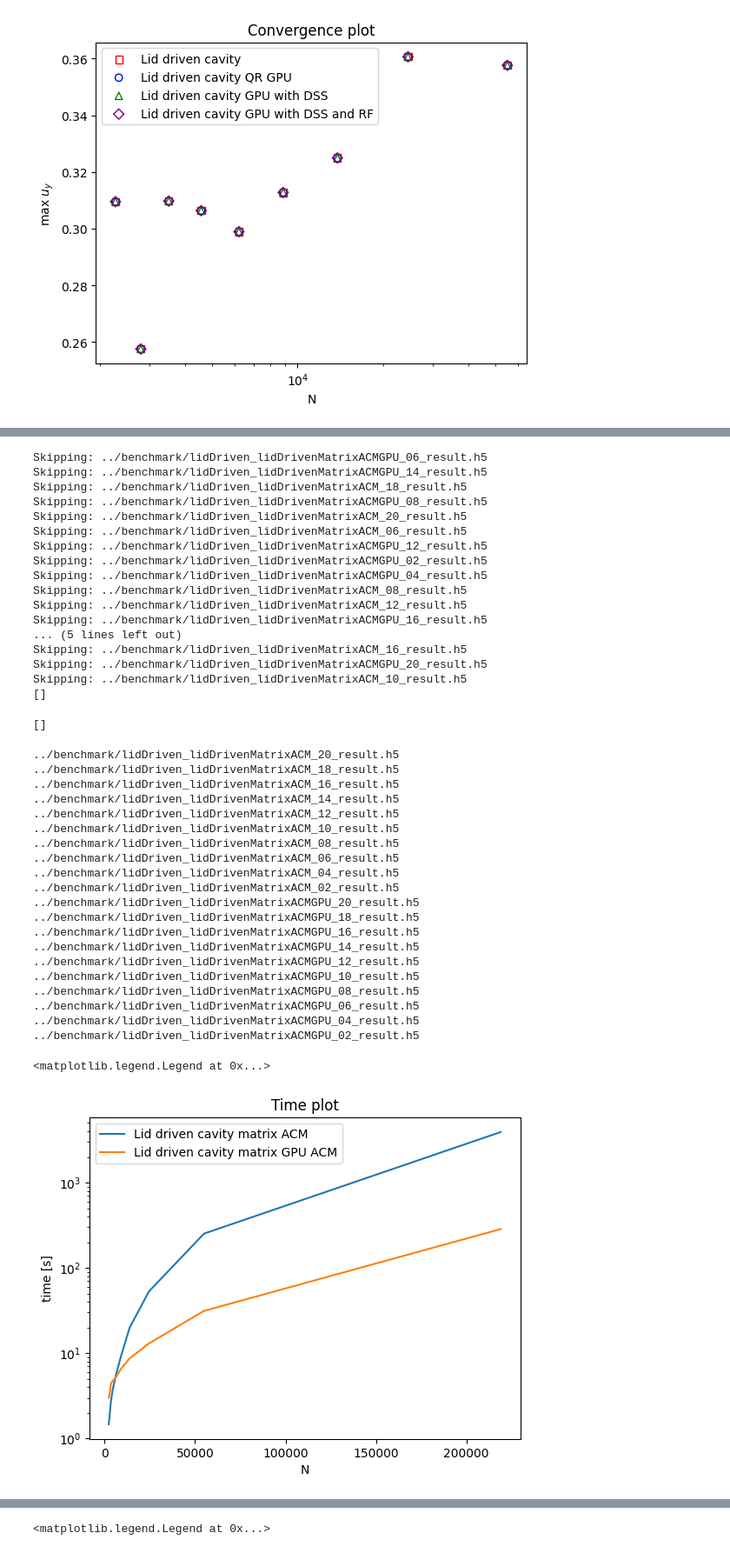
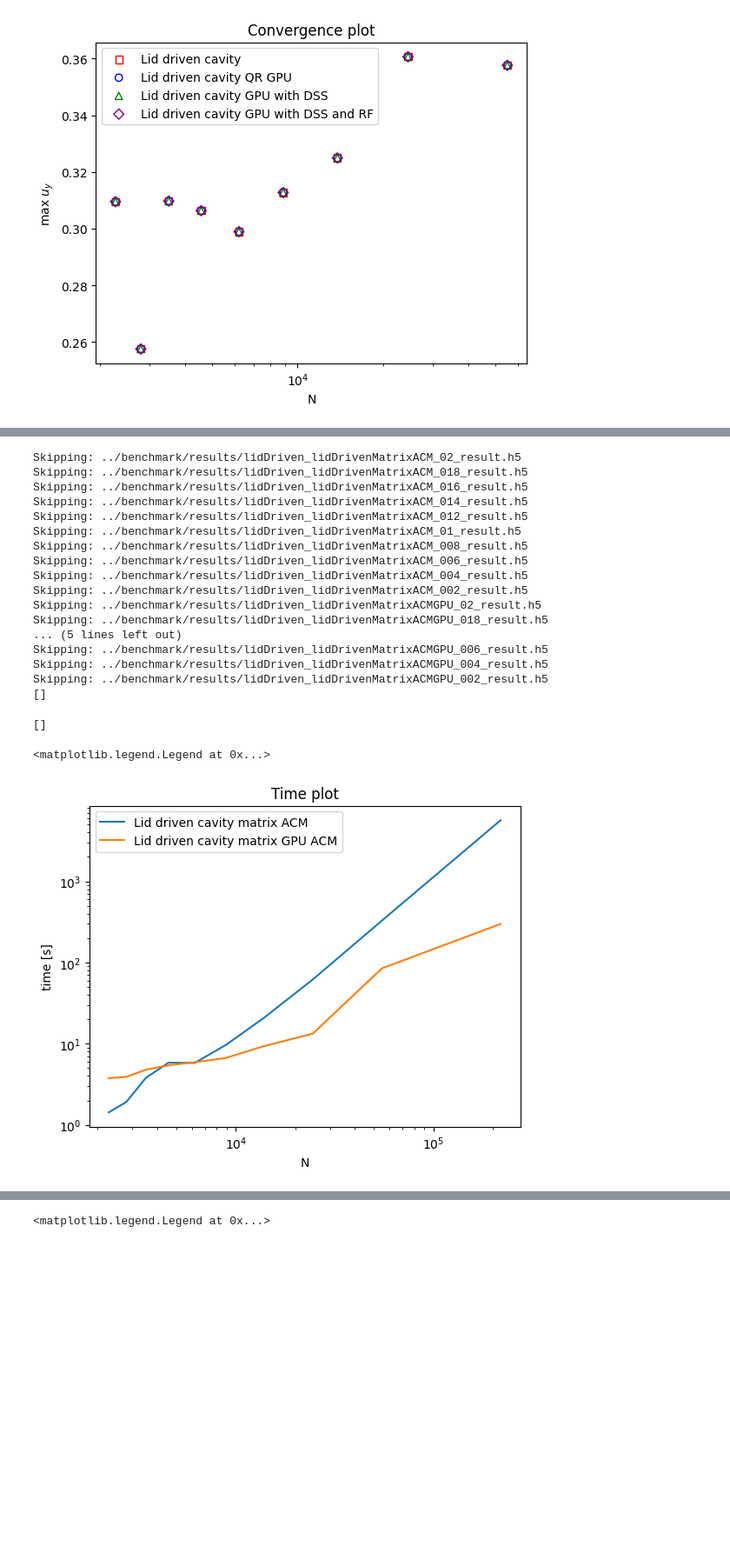
Before and after one commit to ggasper/lid-driven-cavity-gpu, a Jupyter notebook: benchmark/benchmark.ipynb, the cells around one changed output, grey strips where cells are left out. Shown at 87% size. Saved outputs shown, nothing was run; the diff lists cells and outputs as text; code cells hidden in the pictures; blank space fills up the shorter version.

```diff
--- a/benchmark/benchmark.ipynb
+++ b/benchmark/benchmark.ipynb
@@ -265,6 +265,6 @@ programs_acm = {
     "Lid driven cavity matrix ACM": "lidDrivenMatrixACM",
     "Lid driven cavity matrix GPU ACM": "lidDrivenMatrixACMGPU"
 }
-hs_acm = [h / 1000.0 for h in range(20, 0, -2)] + [1 / 1000.0]
+hs_acm = [h / 1000.0 for h in range(20, 0, -2)] #+ [1 / 1000.0]
 # hs_acm = np.linspace(0.001, 0.02, 20)
 acm_parameter_dir = tempfile.TemporaryDirectory()
@@ -313,68 +311,52 @@ print(to_run)
     # pool.map(run_lid_driven_acm, to_run_programs, to_run)
 list(map(run_lid_driven_acm, to_run_programs, to_run))
 # %% [output]
-Skipping: ../benchmark/lidDriven_lidDrivenMatrixACMGPU_06_result.h5
-Skipping: ../benchmark/lidDriven_lidDrivenMatrixACMGPU_14_result.h5
-Skipping: ../benchmark/lidDriven_lidDrivenMatrixACM_18_result.h5
-Skipping: ../benchmark/lidDriven_lidDrivenMatrixACMGPU_08_result.h5
-Skipping: ../benchmark/lidDriven_lidDrivenMatrixACM_20_result.h5
-Skipping: ../benchmark/lidDriven_lidDrivenMatrixACM_06_result.h5
-Skipping: ../benchmark/lidDriven_lidDrivenMatrixACMGPU_12_result.h5
-Skipping: ../benchmark/lidDriven_lidDrivenMatrixACMGPU_02_result.h5
-Skipping: ../benchmark/lidDriven_lidDrivenMatrixACMGPU_04_result.h5
-Skipping: ../benchmark/lidDriven_lidDrivenMatrixACM_08_result.h5
-Skipping: ../benchmark/lidDriven_lidDrivenMatrixACM_12_result.h5
-Skipping: ../benchmark/lidDriven_lidDrivenMatrixACMGPU_16_result.h5
+Skipping: ../benchmark/results/lidDriven_lidDrivenMatrixACM_02_result.h5
+Skipping: ../benchmark/results/lidDriven_lidDrivenMatrixACM_018_result.h5
+Skipping: ../benchmark/results/lidDriven_lidDrivenMatrixACM_016_result.h5
+Skipping: ../benchmark/results/lidDriven_lidDrivenMatrixACM_014_result.h5
+Skipping: ../benchmark/results/lidDriven_lidDrivenMatrixACM_012_result.h5
+Skipping: ../benchmark/results/lidDriven_lidDrivenMatrixACM_01_result.h5
+Skipping: ../benchmark/results/lidDriven_lidDrivenMatrixACM_008_result.h5
+Skipping: ../benchmark/results/lidDriven_lidDrivenMatrixACM_006_result.h5
+Skipping: ../benchmark/results/lidDriven_lidDrivenMatrixACM_004_result.h5
+Skipping: ../benchmark/results/lidDriven_lidDrivenMatrixACM_002_result.h5
+Skipping: ../benchmark/results/lidDriven_lidDrivenMatrixACMGPU_02_result.h5
+Skipping: ../benchmark/results/lidDriven_lidDrivenMatrixACMGPU_018_result.h5
 ... (5 lines left out)
-Skipping: ../benchmark/lidDriven_lidDrivenMatrixACM_16_result.h5
-Skipping: ../benchmark/lidDriven_lidDrivenMatrixACMGPU_20_result.h5
-Skipping: ../benchmark/lidDriven_lidDrivenMatrixACM_10_result.h5
+Skipping: ../benchmark/results/lidDriven_lidDrivenMatrixACMGPU_006_result.h5
+Skipping: ../benchmark/results/lidDriven_lidDrivenMatrixACMGPU_004_result.h5
+Skipping: ../benchmark/results/lidDriven_lidDrivenMatrixACMGPU_002_result.h5
 []
 []
 # %%
 fig, ax = plt.subplots()
 for name, program in programs_acm.items():
     ts = []
     Ns = []
     for h in hs_acm:
         result_file = Path("..") / get_output_path(program, h)
-        print(result_file)
         with h5py.File(result_file) as f:
-            time = f.attrs["times/time"] - f.attrs["times/setup"]
+            if program == 'lidDrivenMatrixACM':
+                time = f["times"].attrs["time"] - f["times"].attrs["setup"]
+            else:
+                # print(list(f.attrs))
+                time = f.attrs["time"] - f.attrs["setup"]
             N = len(f["domain/pos"][()][0])
             Ns.append(N)
             ts.append(time)
             # print(name)
     ax.plot(Ns, ts, label=name)
 # plt.gca().invert_xaxis()
 ax.set_xlabel('N')
 ax.set_ylabel('time [s]')
 plt.yscale('log')
+plt.xscale('log')
 ax.set_title("Time plot")
 ax.legend()
 # %% [output]
-../benchmark/lidDriven_lidDrivenMatrixACM_20_result.h5
-../benchmark/lidDriven_lidDrivenMatrixACM_18_result.h5
-../benchmark/lidDriven_lidDrivenMatrixACM_16_result.h5
-../benchmark/lidDriven_lidDrivenMatrixACM_14_result.h5
-../benchmark/lidDriven_lidDrivenMatrixACM_12_result.h5
-../benchmark/lidDriven_lidDrivenMatrixACM_10_result.h5
-../benchmark/lidDriven_lidDrivenMatrixACM_08_result.h5
-../benchmark/lidDriven_lidDrivenMatrixACM_06_result.h5
-../benchmark/lidDriven_lidDrivenMatrixACM_04_result.h5
-../benchmark/lidDriven_lidDrivenMatrixACM_02_result.h5
-../benchmark/lidDriven_lidDrivenMatrixACMGPU_20_result.h5
-../benchmark/lidDriven_lidDrivenMatrixACMGPU_18_result.h5
-../benchmark/lidDriven_lidDrivenMatrixACMGPU_16_result.h5
-../benchmark/lidDriven_lidDrivenMatrixACMGPU_14_result.h5
-../benchmark/lidDriven_lidDrivenMatrixACMGPU_12_result.h5
-../benchmark/lidDriven_lidDrivenMatrixACMGPU_10_result.h5
-../benchmark/lidDriven_lidDrivenMatrixACMGPU_08_result.h5
-../benchmark/lidDriven_lidDrivenMatrixACMGPU_06_result.h5
-../benchmark/lidDriven_lidDrivenMatrixACMGPU_04_result.h5
-../benchmark/lidDriven_lidDrivenMatrixACMGPU_02_result.h5
+<matplotlib.legend.Legend at 0x...>
-<matplotlib.legend.Legend at 0x...>
-[figure, old version]
+[figure, new version]
 # %%
 # fig, axs = plt.subplots(4, 3, figsize=(16,16))
 fig, ax = plt.subplots()
```
Also changed, not shown: parts of 5 cells of this notebook, 7 other files.
